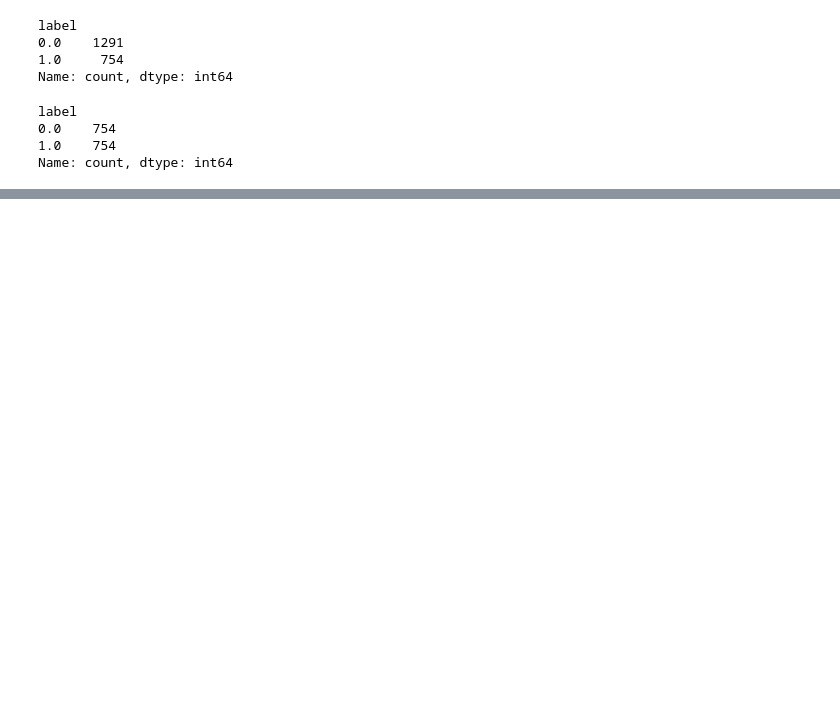
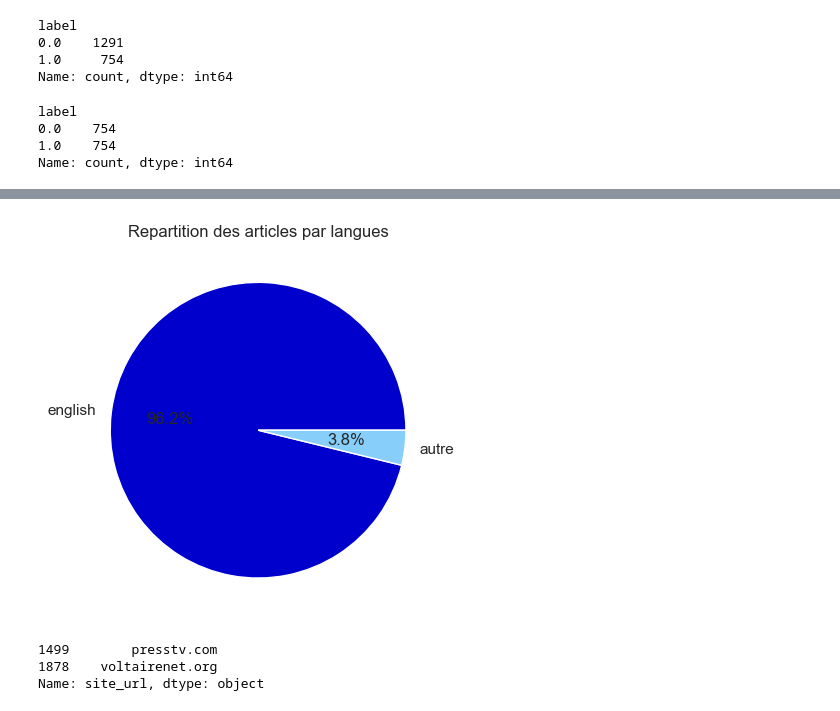
Before and after one commit to stephcyrille/projetIA, a Jupyter notebook: main.ipynb, the cells around one changed output, grey strips where cells are left out. Cells and saved outputs as stored; diff of their text form; code cells hidden in the pictures; blank space fills up the shorter version.

```diff
--- a/main.ipynb
+++ b/main.ipynb
@@ -65,3 +61,0 @@ train_df.head()
-# %%
-for i in train_df.columns:
-    print(train_df[i].dtypes)
@@ -358,0 +383,30 @@ Name: count, dtype: int64
+# %%
+liste_langue = ['english', 'ignore', 'german', 'french', 'spanish']
+nbre_obs_langue = []
+
+for i in liste_langue:
+   x=len(train_df[train_df["language"] == i])
+   nbre_obs_langue.append(x)
+
+
+liste_langues= pd.Series(nbre_obs_langue, index=liste_langue)
+
+# Sélectionner la valeur pour "english" et la somme du reste
+english_value = liste_langues['english']
+autre_value = liste_langues.sum() - english_value
+
+# Créer une nouvelle série avec "english" et "autre"
+final_data = pd.Series([english_value, autre_value], index=['english', 'autre'])
+sns.set_theme()
+# Tracer le graphique en camembert
+plt.pie(final_data, labels=final_data.index, autopct='%1.1f%%', colors= ['mediumblue', 'lightskyblue'])
+plt.title("Repartition des articles par langues")
+plt.show()
+# %% [output]
+[figure, added]
+# %%
+train_df["site_url"][train_df["language"] == "french"]
+# %% [output]
+1499        presstv.com
+1878    voltairenet.org
+Name: site_url, dtype: object
```
Also changed, not shown: parts of 33 cells of this notebook.
